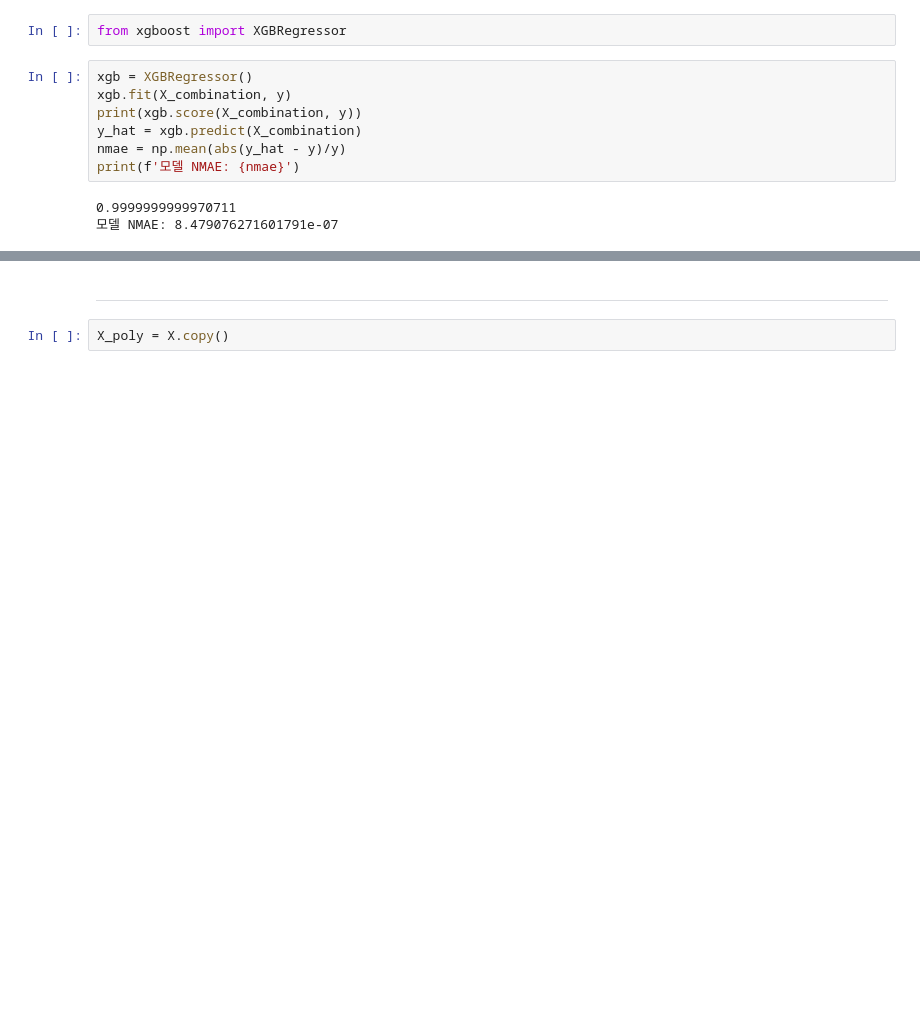
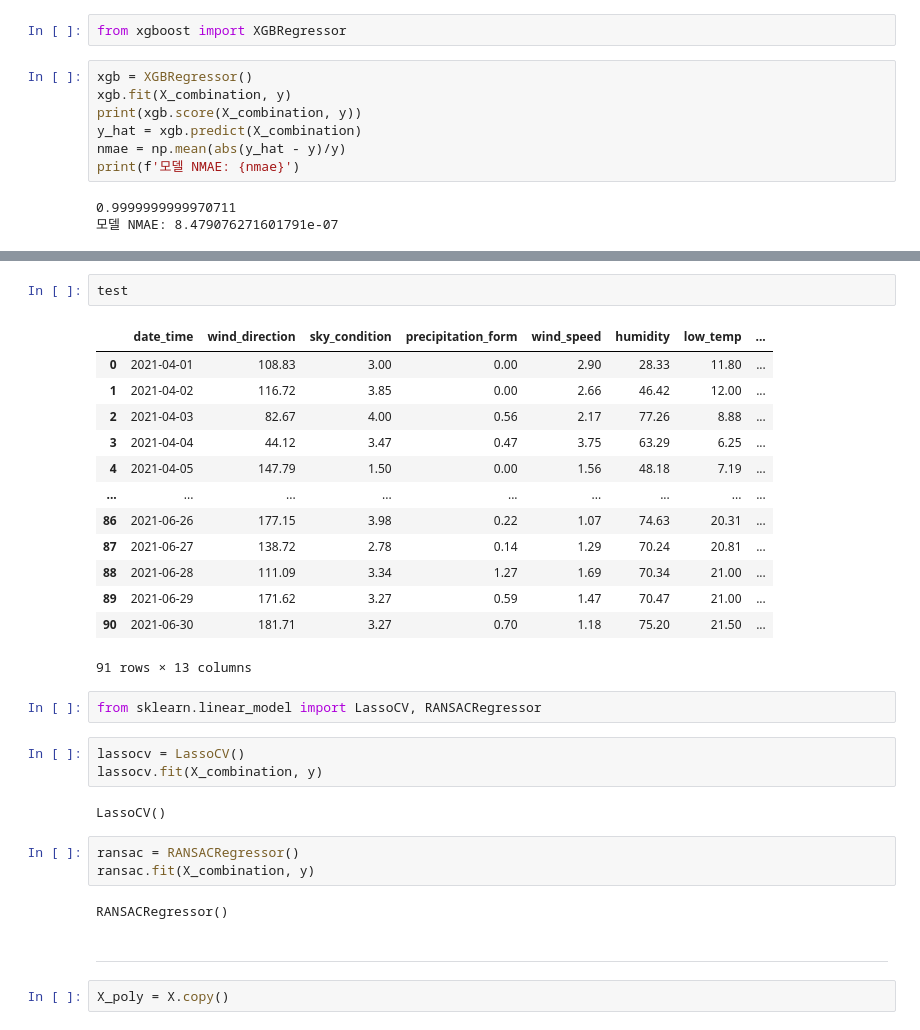
Before and after one commit to solyourock/dacon, a Jupyter notebook: bicycle_modeling.ipynb, the cells around one changed output, grey strips where cells are left out. Saved outputs shown, nothing was run; the diff lists cells and outputs as text; blank space fills up the shorter version.

```diff
--- a/bicycle_modeling.ipynb
+++ b/bicycle_modeling.ipynb
@@ -361,3 +396,31 @@ print(f'모델 NMAE: {nmae}')
+# %%
+test
+# %% [output]
+|  | date_time | wind_direction | sky_condition | precipitation_form | wind_speed | humidity | low_temp | ... |
+| 0 | 2021-04-01 | 108.83 | 3.00 | 0.00 | 2.90 | 28.33 | 11.80 | ... |
+| 1 | 2021-04-02 | 116.72 | 3.85 | 0.00 | 2.66 | 46.42 | 12.00 | ... |
+| 2 | 2021-04-03 | 82.67 | 4.00 | 0.56 | 2.17 | 77.26 | 8.88 | ... |
+| 3 | 2021-04-04 | 44.12 | 3.47 | 0.47 | 3.75 | 63.29 | 6.25 | ... |
+| 4 | 2021-04-05 | 147.79 | 1.50 | 0.00 | 1.56 | 48.18 | 7.19 | ... |
+| ... | ... | ... | ... | ... | ... | ... | ... | ... |
+| 86 | 2021-06-26 | 177.15 | 3.98 | 0.22 | 1.07 | 74.63 | 20.31 | ... |
+| 87 | 2021-06-27 | 138.72 | 2.78 | 0.14 | 1.29 | 70.24 | 20.81 | ... |
+| 88 | 2021-06-28 | 111.09 | 3.34 | 1.27 | 1.69 | 70.34 | 21.00 | ... |
+| 89 | 2021-06-29 | 171.62 | 3.27 | 0.59 | 1.47 | 70.47 | 21.00 | ... |
+| 90 | 2021-06-30 | 181.71 | 3.27 | 0.70 | 1.18 | 75.20 | 21.50 | ... |
+91 rows × 13 columns
+# %%
+from sklearn.linear_model import LassoCV, RANSACRegressor
+# %%
+lassocv = LassoCV()
+lassocv.fit(X_combination, y)
+# %% [output]
+LassoCV()
+# %%
+ransac = RANSACRegressor()
+ransac.fit(X_combination, y)
+# %% [output]
+RANSACRegressor()
 # %% [markdown]
 ----
 # %%
```
Also changed, not shown: parts of 12 cells of this notebook.
